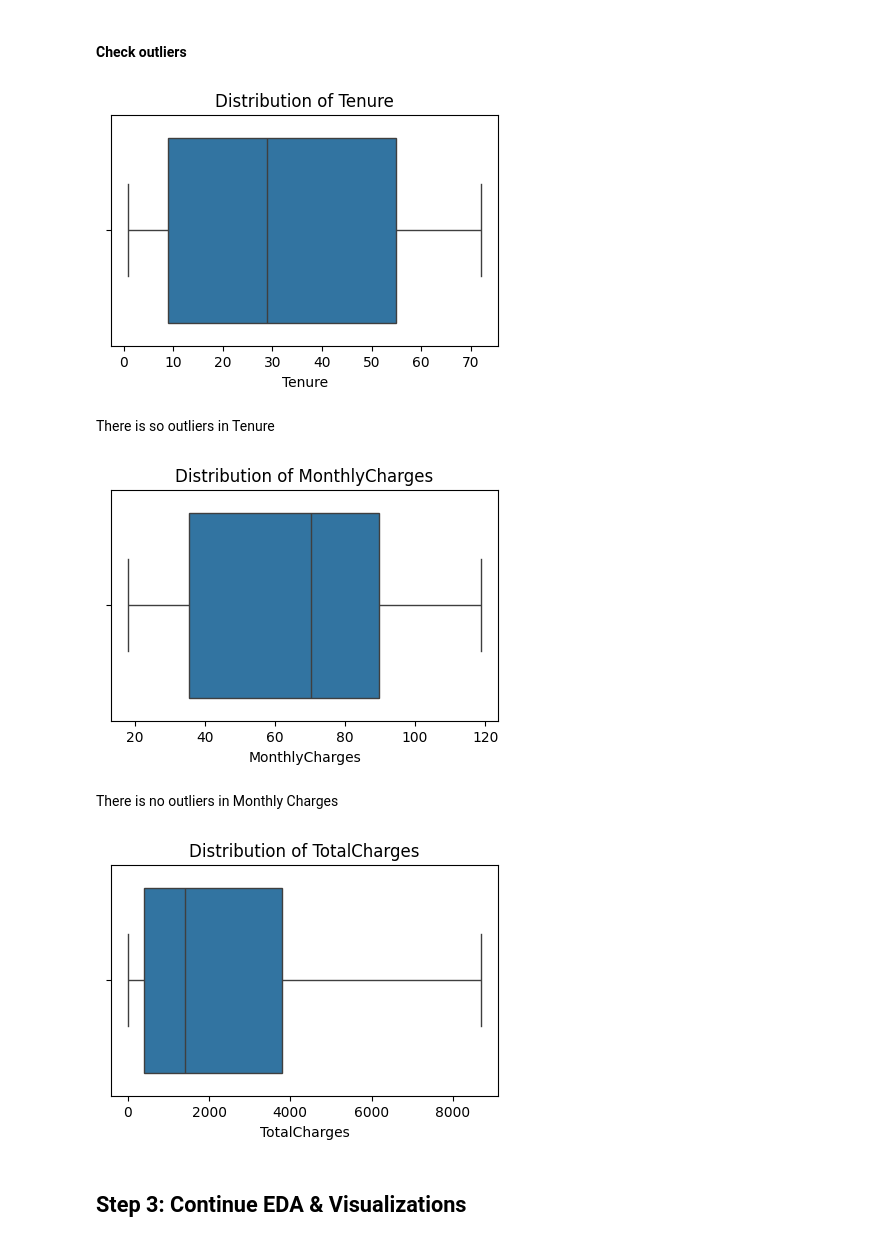
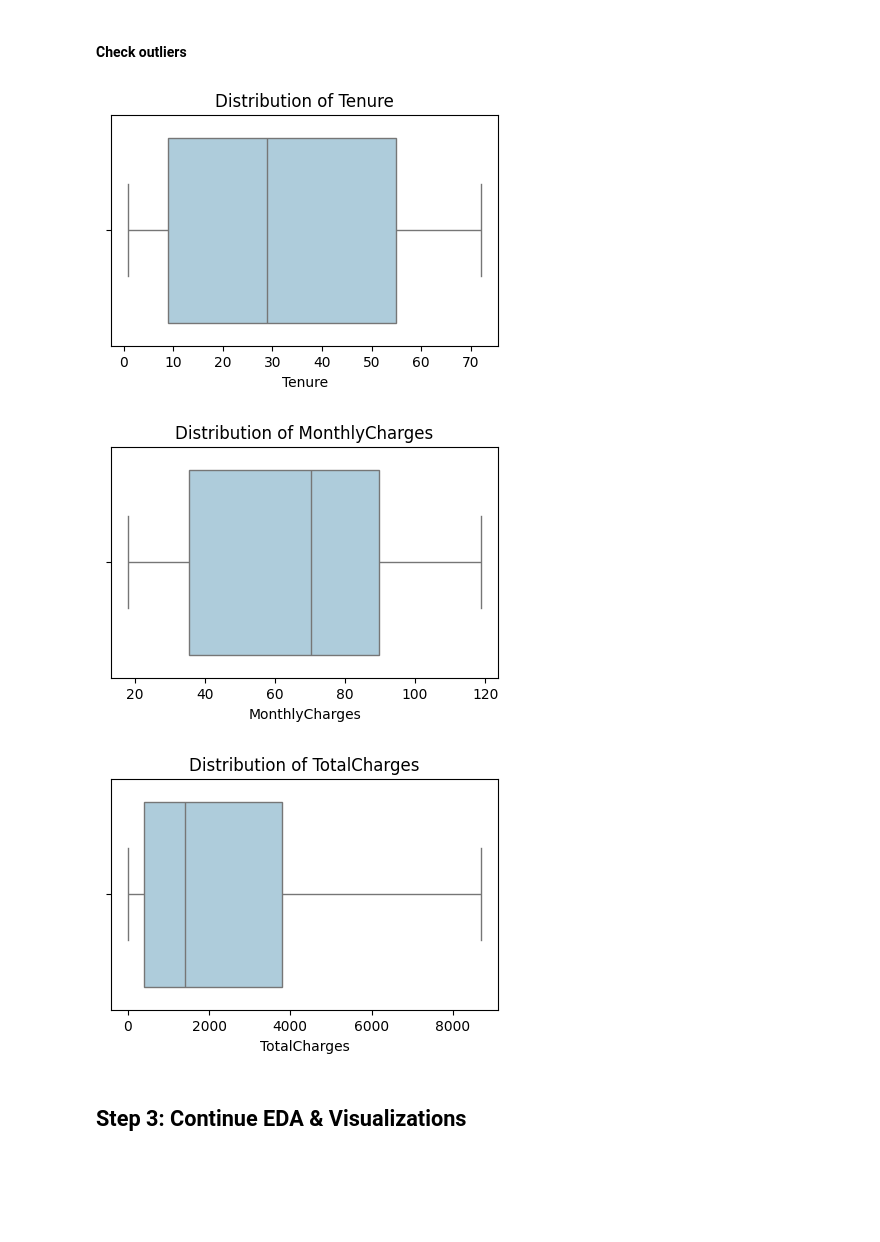
Before and after one commit to nh-adorie/adorie-data-projects, a Jupyter notebook: telco-customer-churn/main.py.ipynb, the cells around one changed output. Cells and saved outputs as stored; diff of their text form; code cells hidden in the pictures; blank space fills up the shorter version.

```diff
--- a/telco-customer-churn/main.py.ipynb
+++ b/telco-customer-churn/main.py.ipynb
@@ -206,0 +218,10 @@ There are no duplicates values in the data.
+# %%
+# Column with boolean value
+boolean_cols = ['Gender', 'SeniorCitizen', 'Partner', 'Dependents',
+                'PhoneService', 'MultipleLines', 'InternetService', 'OnlineSecurity', 'OnlineBackup',
+                'DeviceProtection', 'TechSupport', 'StreamingTV', 'StreamingMovies',
+                'PaperlessBilling']
+# %%
+for col in boolean_cols:
+    print(df0[col].value_counts())
+    print('-----------------')
@@ -207,33 +250,22 @@ There are no duplicates values in the data.
 # %% [markdown]
 #### Check outliers
 # %%
-# Create a boxplot to visualize distribution of 'Tenure' and detect any outliers
-plt.figure(figsize = (5,3))
-plt.title('Distribution of Tenure')
-sns.boxplot(x=df0['Tenure'])
-plt.show()
+# Function to create a boxplot to visualize distribution and detect any outliers
+def simple_box_plot(df, col):
+    plt.figure(figsize = (5,3))
+    plt.title(f'Distribution of {col}')
+    sns.boxplot(x=df0[col], color = pair_palette[0] )
+    plt.show()
-# %% [output]
-[figure, removed]
-# %% [markdown]
-There is so outliers in Tenure
-# %%
-# Create a box plot to visualize distribution of MonthlyCharges and detect any outliers
-plt.figure(figsize = (5,3))
-plt.title('Distribution of MonthlyCharges')
-sns.boxplot(x=df0['MonthlyCharges'])
-plt.show()
-# %% [output]
-[figure, removed]
-# %% [markdown]
-There is no outliers in Monthly Charges
-# %%
-# Create a box plot to visualize distribution of TotalCharges and detect any outliers
-plt.figure(figsize = (5,3))
-plt.title('Distribution of TotalCharges')
-sns.boxplot(x=df0['TotalCharges'])
-plt.show()
-# %% [output]
-[figure, removed]
+# %%
+# Numeric columns
+numeric_cols = ['Tenure', 'MonthlyCharges', 'TotalCharges']
+# %%
+for col in numeric_cols:
+    simple_box_plot(df0, col)
+# %% [output]
+[figure, added]
+[figure, added]
+[figure, added]
 # %% [markdown]
 ## Step 3: Continue EDA & Visualizations
 # %% [markdown]
```
Also changed, not shown: parts of 26 cells of this notebook.
